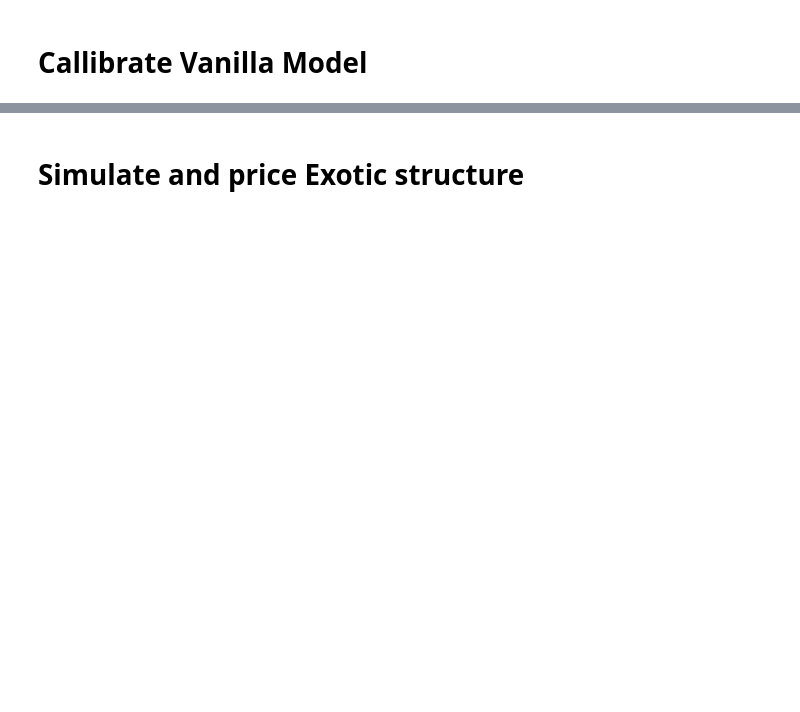
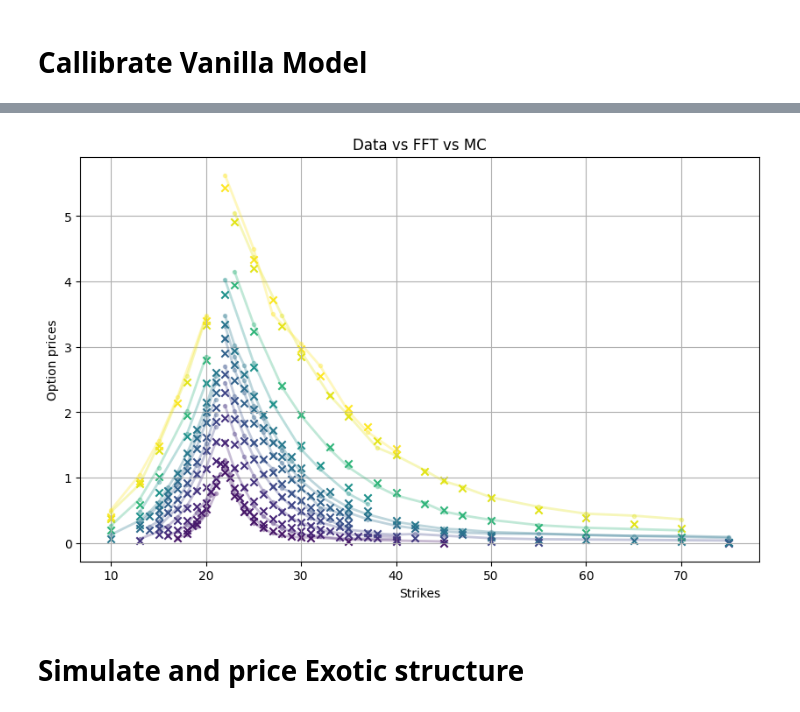
Before and after one commit to Naxzele/BonusCert, a Jupyter notebook: BonusCert.ipynb, the cells around one changed output, grey strips where cells are left out. Saved outputs shown, nothing was run; the diff lists cells and outputs as text; code cells hidden in the pictures; blank space fills up the shorter version.

```diff
--- a/BonusCert.ipynb
+++ b/BonusCert.ipynb
@@ -171,14 +163,15 @@ params_BATES = {'kappa':0.4963,
                 'muJ': 0.1791,
                 'sigmaJ': 0.1346}
 
-params_BATES = {'kappa': 0.38674,
-                'theta': 0.37644,
-                'sigma_v': 1.1403,
-                'rho': -0.3749,
-                'v0': 0.1362,
-                'lambda': 2.1467,
-                'muJ': 0.1483,
-                'sigmaJ': 0.1300}
+#NMAPE
+params_BATES = {'kappa': 0.08226411384605921,
+                'theta': 0.035419879732212216,
+                'sigma_v': 0.173967240604064,
+                'rho': -0.999,
+                'v0': 0.1355681207728808,
+                'lambda': 1.5473124681537296,
+                'muJ': 0.061536279991708964,
+                'sigmaJ': 0.2382186163026844}
 # %%
 modcab = ModelCalibrator('BATES', S0, r_term, q_term,  all_cals_clean, all_puts_clean, params_BATES)
 
@@ -309,3 +207,74 @@ plt.show()
+# %%
+prices = modcab.calculate_prices(calls_data=all_cals_clean, puts_data=all_puts_clean)
+
+prices['key'] = prices['K'].round(3).astype(str) + "_" + prices['T'].round(6).astype(str)
+
+
+keys_calls = all_cals_clean['K'].round(3).astype(str) + "_" + all_cals_clean['T'].round(6).astype(str)
+keys_puts = all_puts_clean['K'].round(3).astype(str) + "_" + all_puts_clean['T'].round(6).astype(str)
+
+plt.figure(figsize=(10, 6))
+
+uT = 2
+lT = 0.1
+
+all_cals_clean__plot = all_cals_clean[(all_cals_clean['T']<=uT) & (all_cals_clean['T']>=lT) & (all_cals_clean['K']>=(S0))]
+all_puts_clean__plot = all_puts_clean[(all_puts_clean['T']<=uT) & (all_puts_clean['T']>=lT) & (all_puts_clean['K']<(S0))]
+
+prices_calls = prices[(prices['T']<=uT) & (prices['T']>=lT) & (prices['key'].isin(keys_calls)) & (prices['K']>=(S0))]
+prices_puts = prices[(prices['T']<=uT) & (prices['T']>=lT) & (prices['K']<(S0)) & (prices['key'].isin(keys_puts))]
+
+for T_val, group in all_cals_clean__plot.groupby('T'):
+    plt.plot(
+        group['K'],
+        group['calls'],
+        marker='.',
+        linestyle='-',
+        lw=2,
+        alpha=0.3,
+        c=plt.cm.viridis(T_val / all_cals_clean__plot['T'].max())
+    )
+
+for T_val, group in prices_calls.groupby('T'):
+    plt.scatter(
+        group['K'],
+        group['calls'],
+        marker='x',
+        alpha=1,
+        color=plt.cm.viridis(T_val / all_cals_clean__plot['T'].max())
+    )
+
+
+for T_val, group in all_puts_clean__plot.groupby('T'):
+    plt.plot(
+        group['K'],
+        group['puts'],
+        marker='.',
+        linestyle='-',
+        lw = 2,
+        alpha=0.3,
+        c=plt.cm.viridis(T_val / all_cals_clean__plot['T'].max())
+    )
+
+for T_val, group in prices_puts.groupby('T'):
+    plt.scatter(
+        group['K'],
+        group['puts'],
+        marker='x',
+        alpha=1,
+        color=plt.cm.viridis(T_val / all_cals_clean__plot['T'].max())
+    )
+
+
+# Add labels and legend
+plt.xlabel('Strikes')
+plt.ylabel('Option prices')
+plt.title('Data vs FFT vs MC')
+
+plt.grid(True)
+plt.show()
+# %% [output]
+[figure, added]
 # %% [markdown]
 # Simulate and price Exotic structure
 # %%
```
Also changed, not shown: parts of 31 cells of this notebook, 2 other files.
